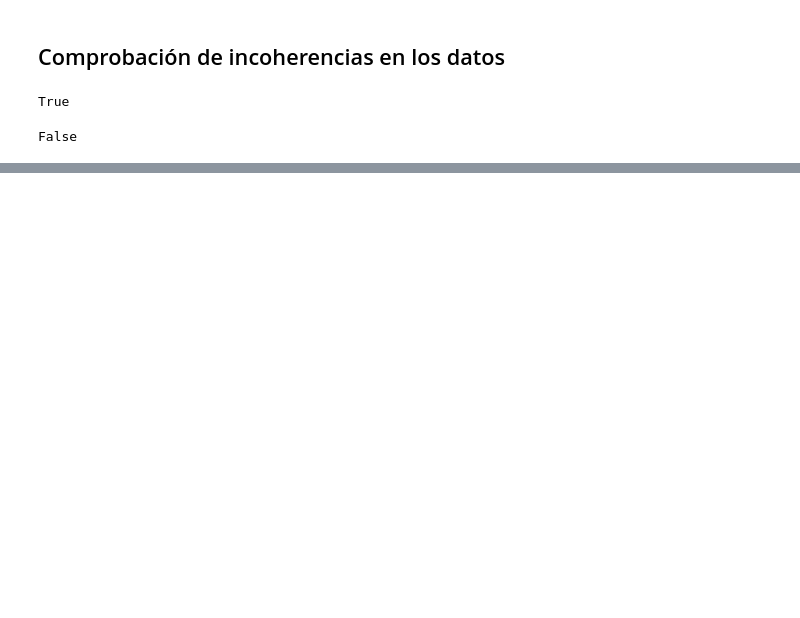
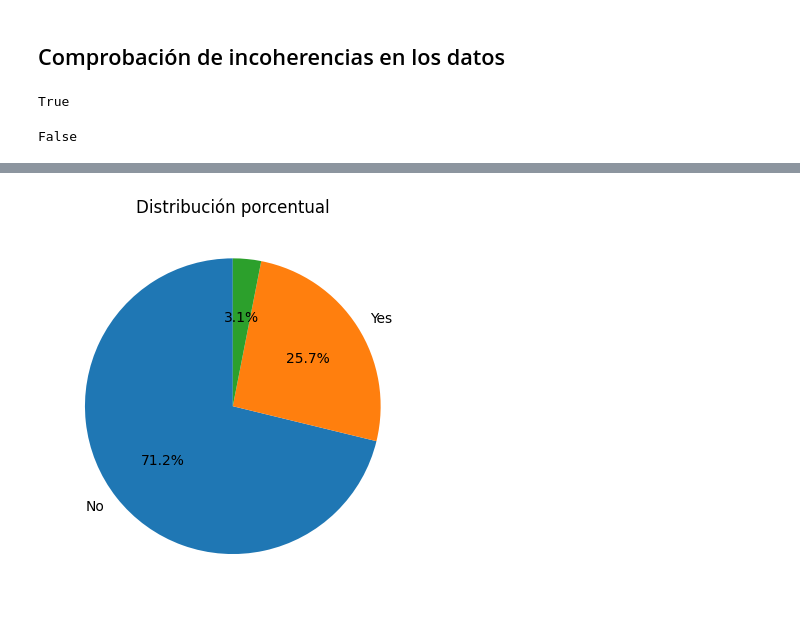
Before and after one commit to 25071983/DESAFIO-PYTHON, a Jupyter notebook: Challenge_ONE_Data_Science_Telecom_X.ipynb, the cells around one changed output, grey strips where cells are left out. Cells and saved outputs as stored; diff of their text form; code cells hidden in the pictures; blank space fills up the shorter version.

```diff
--- a/Challenge_ONE_Data_Science_Telecom_X.ipynb
+++ b/Challenge_ONE_Data_Science_Telecom_X.ipynb
@@ -410,0 +551,7 @@ Index(['customerid', 'churn', 'customer', 'phone', 'internet', 'account',
+# %%
+df['Churn'].value_counts().plot(kind='pie', autopct='%1.1f%%', startangle=90)
+plt.title('Distribución porcentual')
+plt.ylabel('')  # Quitar etiqueta del eje Y
+plt.show()
+# %% [output]
+[figure, added]
```
Also changed, not shown: parts of 43 cells of this notebook.
